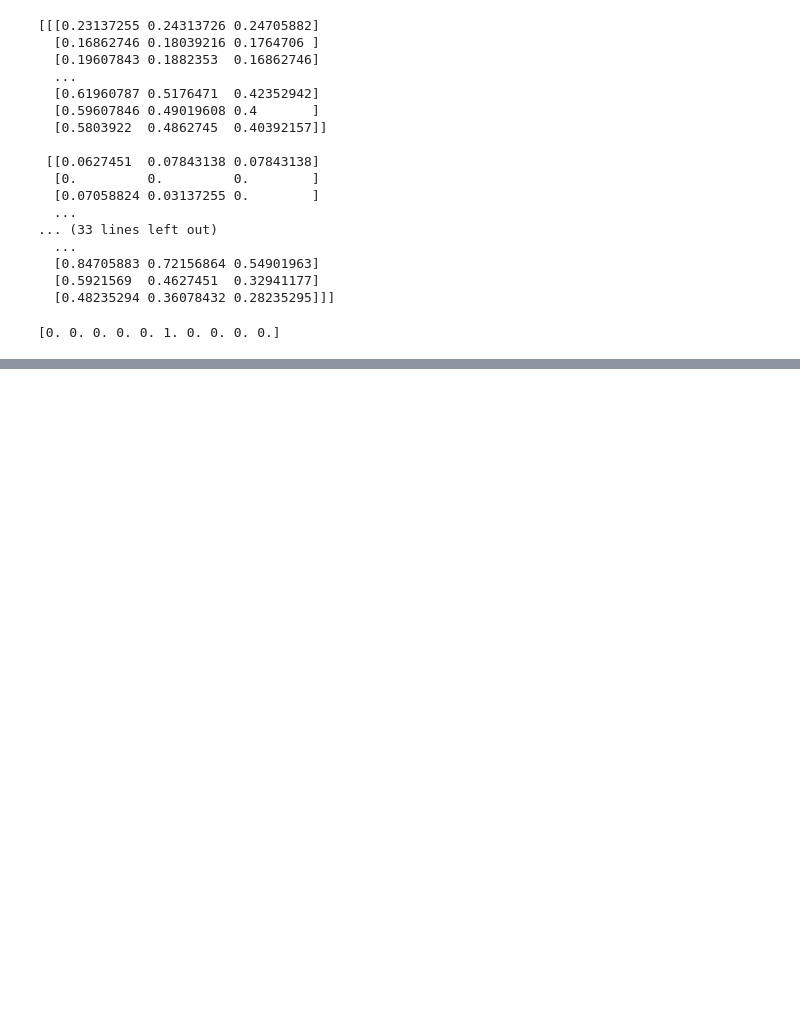
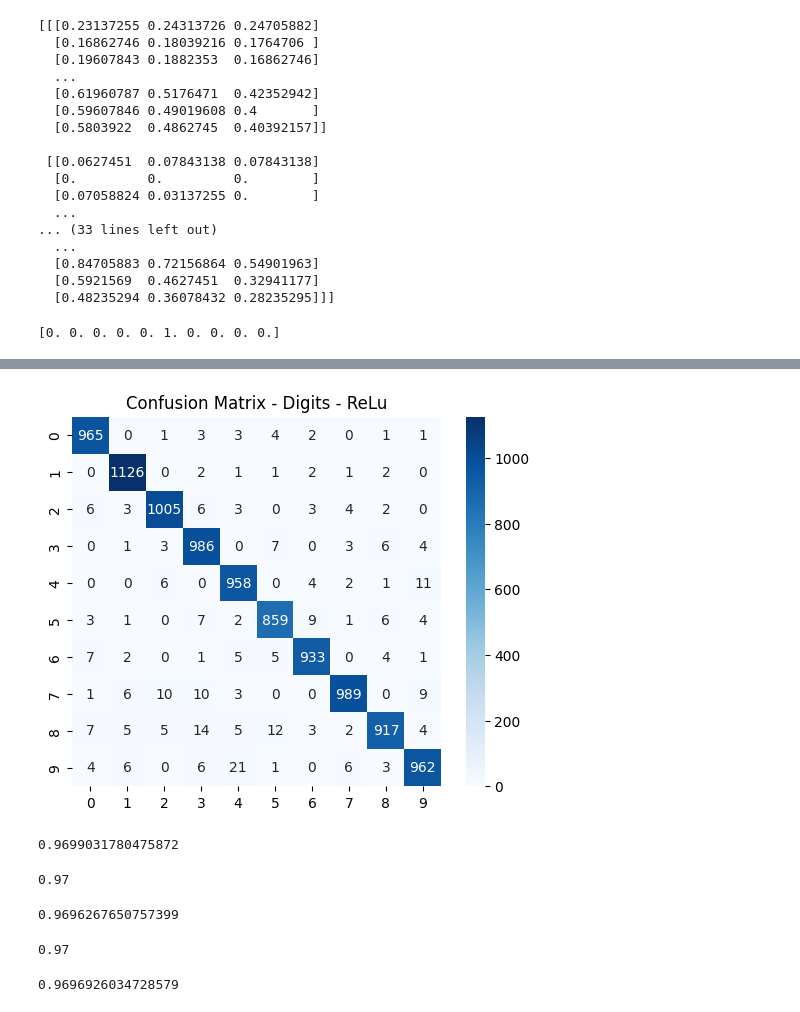
Before and after one commit to Xage0424/Comparative-Analysis-of-Activation-Functions-in-Shallow-Neural-Networks-for-Multi-Class-Image, a Jupyter notebook: Performance_Analysis_of_Different_Activation_Functions_on_Shallow_Neural_Network_for_Multi_Class_Image_Classification_Using_Two_Image_Datasets.ipynb, the cells around one changed output, grey strips where cells are left out. Cells and saved outputs as stored; diff of their text form; code cells hidden in the pictures; blank space fills up the shorter version.

```diff
--- a/Performance_Analysis_of_Different_Activation_Functions_on_Shallow_Neural_Network_for_Multi_Class_Image_Classification_Using_Two_Image_Datasets.ipynb
+++ b/Performance_Analysis_of_Different_Activation_Functions_on_Shallow_Neural_Network_for_Multi_Class_Image_Classification_Using_Two_Image_Datasets.ipynb
@@ -133,0 +259,35 @@ print()
+# %%
+# Confusion Matrix
+cf_matrix = confusion_matrix(test_labels, test_predict_labels)
+# %%
+# Visualizing the confusion matrix
+relu_cfmatrix = plt.figure()
+sns.heatmap(cf_matrix, cbar=True, square=True, fmt='d', annot=True, cmap='Blues')
+plt.title('Confusion Matrix - Digits - ReLu')
+plt.show()
+relu_cfmatrix.savefig('/content/ReLu Files/ReLu Confusion Matrix - Digits')
+# %% [output]
+[figure, added]
+# %%
+# Precision - False Positive
+precision_score(test_labels, test_predict_labels, average='macro') # Each class --> Average
+# %% [output]
+0.9699031780475872
+# %%
+precision_score(test_labels, test_predict_labels, average='micro') # As a whole
+# %% [output]
+0.97
+# %%
+# Precision - False Negative
+recall_score(test_labels, test_predict_labels, average='macro')
+# %% [output]
+0.9696267650757399
+# %%
+recall_score(test_labels, test_predict_labels, average='micro')
+# %% [output]
+0.97
+# %%
+# F1 Score - Harmonic Mean
+f1_score(test_labels, test_predict_labels, average='macro')
+# %% [output]
+0.9696926034728579
```
Also changed, not shown: parts of 23 cells of this notebook.
